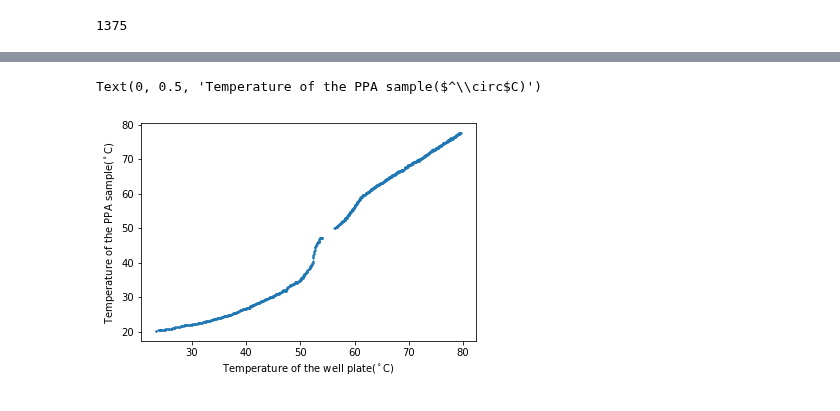
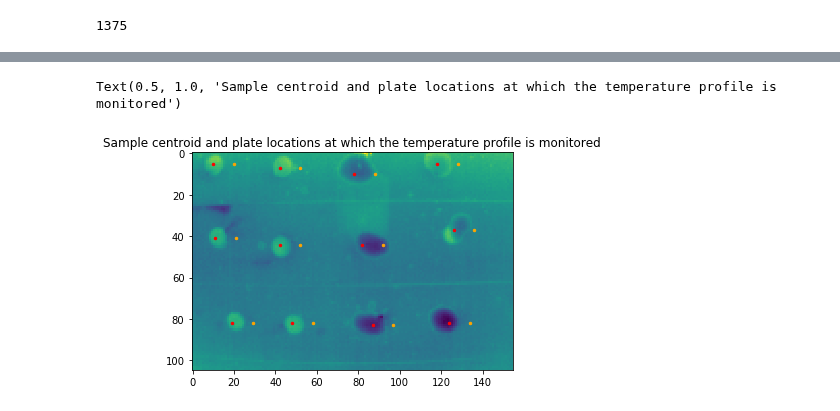
Before and after one commit to jrodguez/musical-robot, a Jupyter notebook: scripts/PPA_8_15_19.ipynb, the cells around one changed output, grey strips where cells are left out. Saved outputs shown, nothing was run; the diff lists cells and outputs as text; code cells hidden in the pictures.

```diff
--- a/scripts/PPA_8_15_19.ipynb
+++ b/scripts/PPA_8_15_19.ipynb
@@ -173,7 +47,8 @@ len(plate_temp)
-# %%
-plt.scatter(plate_temp[4],s_temp[4],s=1.5)
-plt.xlabel('Temperature of the well plate($^\circ$C)')
-plt.ylabel('Temperature of the PPA sample($^\circ$C)')
-# %% [output]
-Text(0, 0.5, 'Temperature of the PPA sample($^\\circ$C)')
-[figure, removed]
+# %%
+plt.imshow(flip_frames[1374])
+plt.scatter(regprops[1374]['Plate_coord'],regprops[1374]['Row'],c='orange',s=6)
+plt.scatter(regprops[1374]['Column'],regprops[1374]['Row'],s=6,c='red')
+plt.title('Sample centroid and plate locations at which the temperature profile is monitored')
+# %% [output]
+Text(0.5, 1.0, 'Sample centroid and plate locations at which the temperature profile is monitored')
+[figure, added]
```
Also changed, not shown: parts of 24 cells of this notebook, 5 other files.
